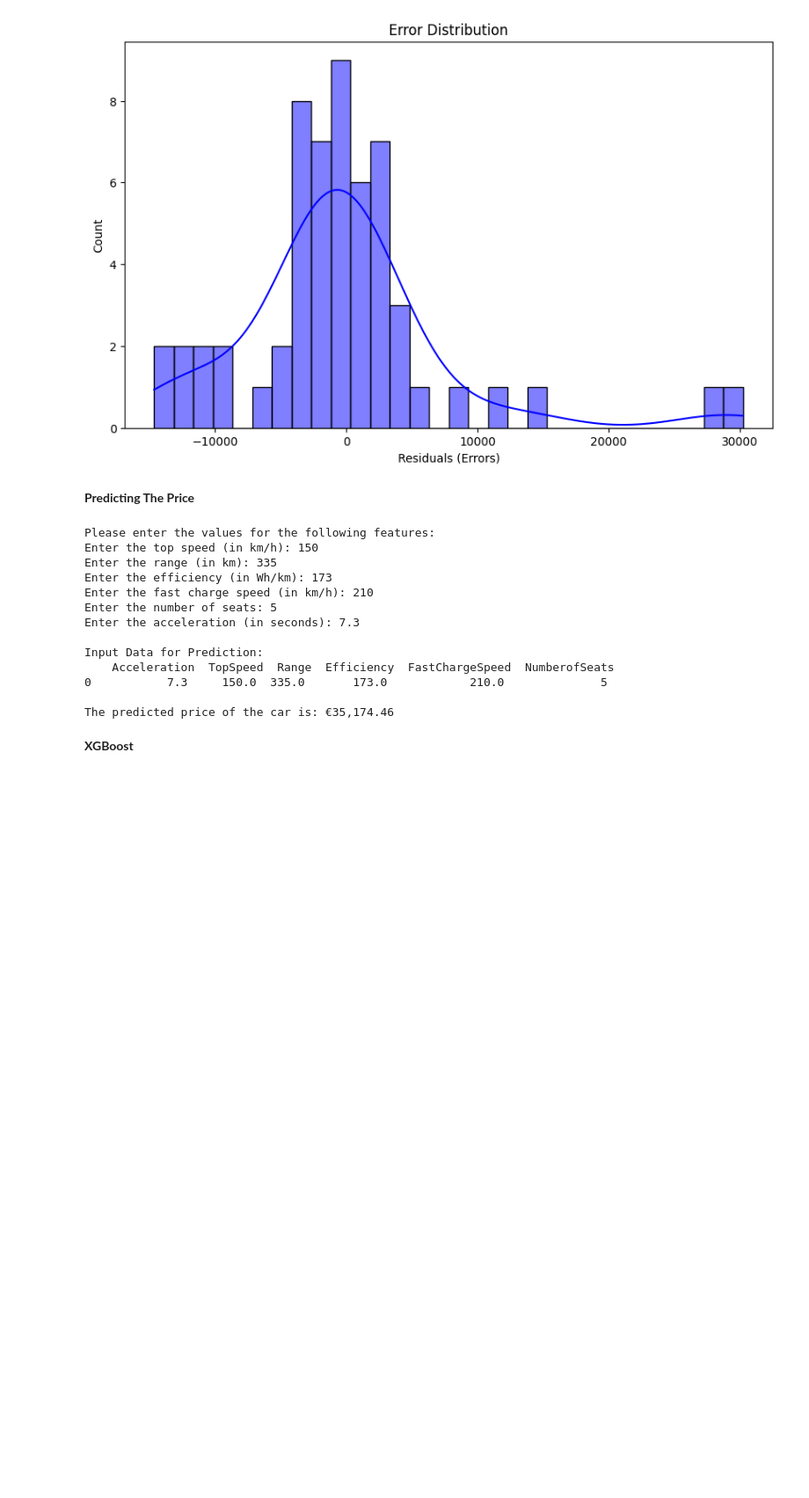
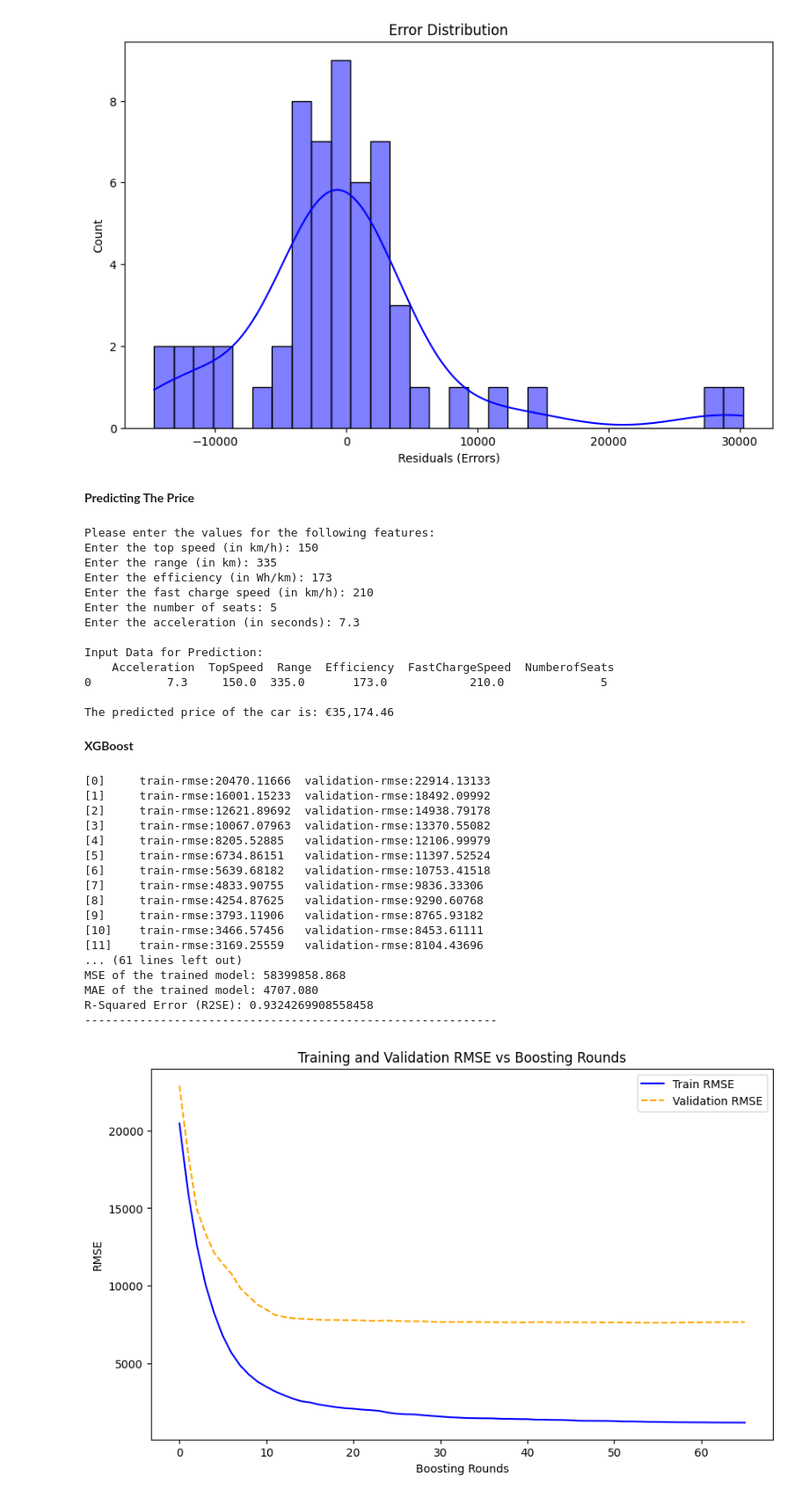
Before and after one commit to inamsatti/ElectricVehicles, a Jupyter notebook: Electric_car_price_prediction.ipynb, the cells around one changed output. Shown at 88% size. Cells and saved outputs as stored; diff of their text form; code cells hidden in the pictures; blank space fills up the shorter version.

```diff
--- a/Electric_car_price_prediction.ipynb
+++ b/Electric_car_price_prediction.ipynb
@@ -587,6 +587,8 @@ def train_xgboost_model(X, y, num_boost_round=100, random_state=1, use_gpu=False
             verbose_eval=True
         )
 
+        # Predict on the test set
+        preds = model.predict(dtest_reg)
 
         # Calculate RMSE, MSE, and MAE
         rmse = mean_squared_error(y_test, preds, squared=False)
@@ -604,8 +606,9 @@ def train_xgboost_model(X, y, num_boost_round=100, random_state=1, use_gpu=False
         print("R-Squared Error (R2SE):", rse)
         print("-"*60)
         print("\n\n")
-
-
+        # Plot the loss curves (training vs validation)
+        plt.figure(figsize=(10, 6))
+        plt.plot(evals_result['train']['rmse'], label='Train RMSE', color='blue', linestyle='-')
         plt.plot(evals_result['validation']['rmse'], label='Validation RMSE', color='orange', linestyle='--')
         plt.xlabel('Boosting Rounds')
         plt.ylabel('RMSE')
@@ -619,3 +622,25 @@ def train_xgboost_model(X, y, num_boost_round=100, random_state=1, use_gpu=False
     except Exception as e:
         print(f"An error occurred: {e}")
         return None
+# %%
+# Calling the function
+model = train_xgboost_model(X, y)
+# %% [output]
+[0]     train-rmse:20470.11666  validation-rmse:22914.13133
+[1]     train-rmse:16001.15233  validation-rmse:18492.09992
+[2]     train-rmse:12621.89692  validation-rmse:14938.79178
+[3]     train-rmse:10067.07963  validation-rmse:13370.55082
+[4]     train-rmse:8205.52885   validation-rmse:12106.99979
+[5]     train-rmse:6734.86151   validation-rmse:11397.52524
+[6]     train-rmse:5639.68182   validation-rmse:10753.41518
+[7]     train-rmse:4833.90755   validation-rmse:9836.33306
+[8]     train-rmse:4254.87625   validation-rmse:9290.60768
+[9]     train-rmse:3793.11906   validation-rmse:8765.93182
+[10]    train-rmse:3466.57456   validation-rmse:8453.61111
+[11]    train-rmse:3169.25559   validation-rmse:8104.43696
+... (61 lines left out)
+MSE of the trained model: 58399858.868
+MAE of the trained model: 4707.080
+R-Squared Error (R2SE): 0.9324269908558458
+------------------------------------------------------------
+[figure, added]
```
